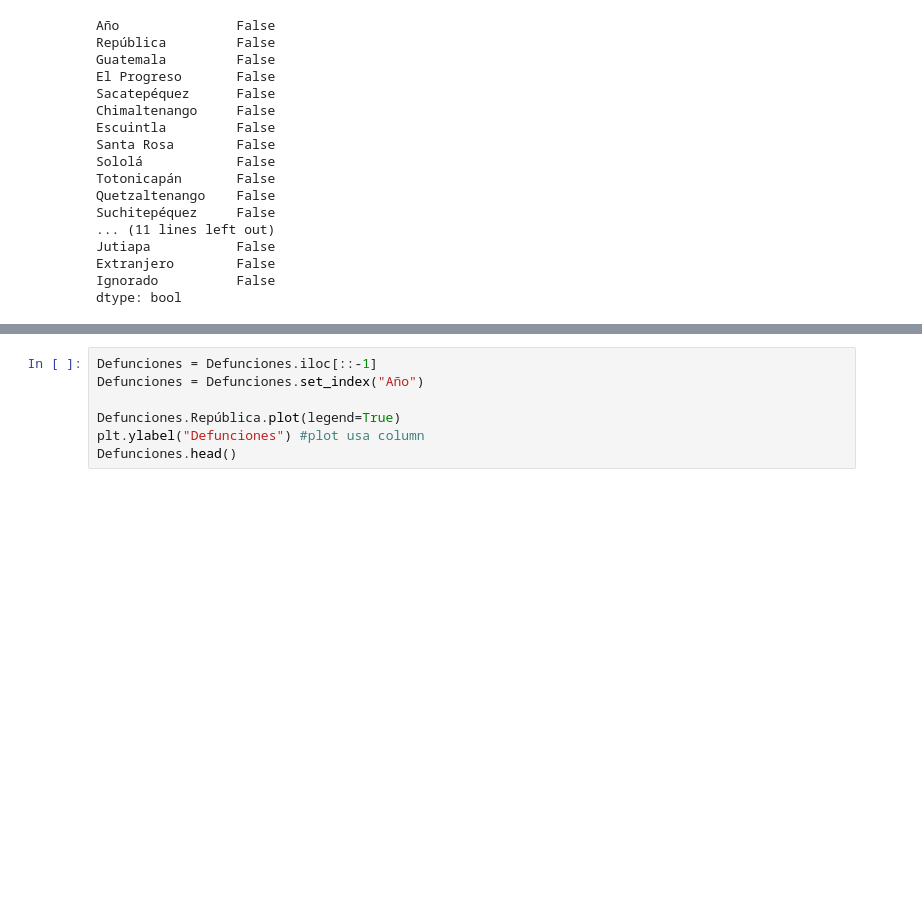
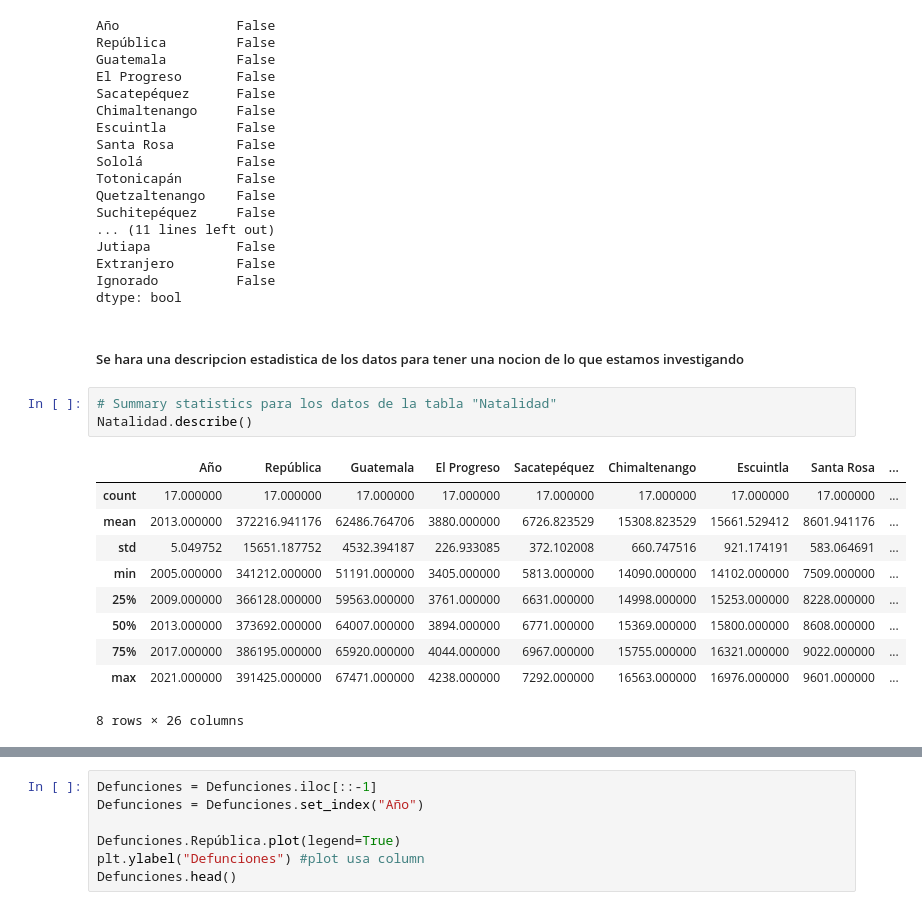
Before and after one commit to aleg001/Proyecto1-MD, a Jupyter notebook: Proyecto1.ipynb, the cells around one changed output, grey strips where cells are left out. Drawn from its saved outputs; the diff is of its cells as text; blank space fills up the shorter version.

Commit message:
:pencil: Se hace descripcion estadistica de los datos de Natalidad y Defunciones

```diff
--- a/Proyecto1.ipynb
+++ b/Proyecto1.ipynb
@@ -278,3 +280,19 @@ Jutiapa           False
 Extranjero        False
 Ignorado          False
 dtype: bool
+# %% [markdown]
+##### Se hara una descripcion estadistica de los datos para tener una nocion de lo que estamos investigando
+# %%
+# Summary statistics para los datos de la tabla "Natalidad"
+Natalidad.describe()
+# %% [output]
+|  | Año | República | Guatemala | El Progreso | Sacatepéquez | Chimaltenango | Escuintla | Santa Rosa | ... |
+| count | 17.000000 | 17.000000 | 17.000000 | 17.000000 | 17.000000 | 17.000000 | 17.000000 | 17.000000 | ... |
+| mean | 2013.000000 | 372216.941176 | 62486.764706 | 3880.000000 | 6726.823529 | 15308.823529 | 15661.529412 | 8601.941176 | ... |
+| std | 5.049752 | 15651.187752 | 4532.394187 | 226.933085 | 372.102008 | 660.747516 | 921.174191 | 583.064691 | ... |
+| min | 2005.000000 | 341212.000000 | 51191.000000 | 3405.000000 | 5813.000000 | 14090.000000 | 14102.000000 | 7509.000000 | ... |
+| 25% | 2009.000000 | 366128.000000 | 59563.000000 | 3761.000000 | 6631.000000 | 14998.000000 | 15253.000000 | 8228.000000 | ... |
+| 50% | 2013.000000 | 373692.000000 | 64007.000000 | 3894.000000 | 6771.000000 | 15369.000000 | 15800.000000 | 8608.000000 | ... |
+| 75% | 2017.000000 | 386195.000000 | 65920.000000 | 4044.000000 | 6967.000000 | 15755.000000 | 16321.000000 | 9022.000000 | ... |
+| max | 2021.000000 | 391425.000000 | 67471.000000 | 4238.000000 | 7292.000000 | 16563.000000 | 16976.000000 | 9601.000000 | ... |
+8 rows × 26 columns
```
Also changed, not shown: parts of 2 cells of this notebook.
